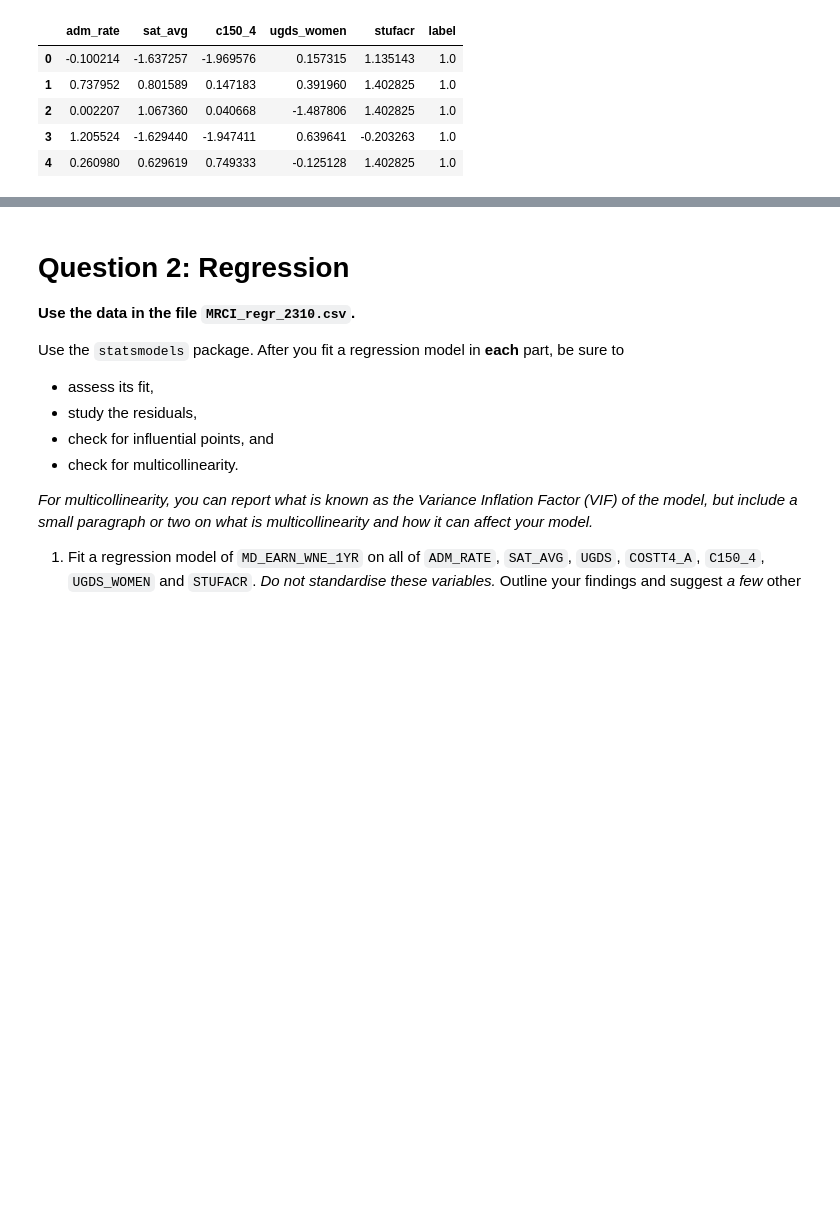
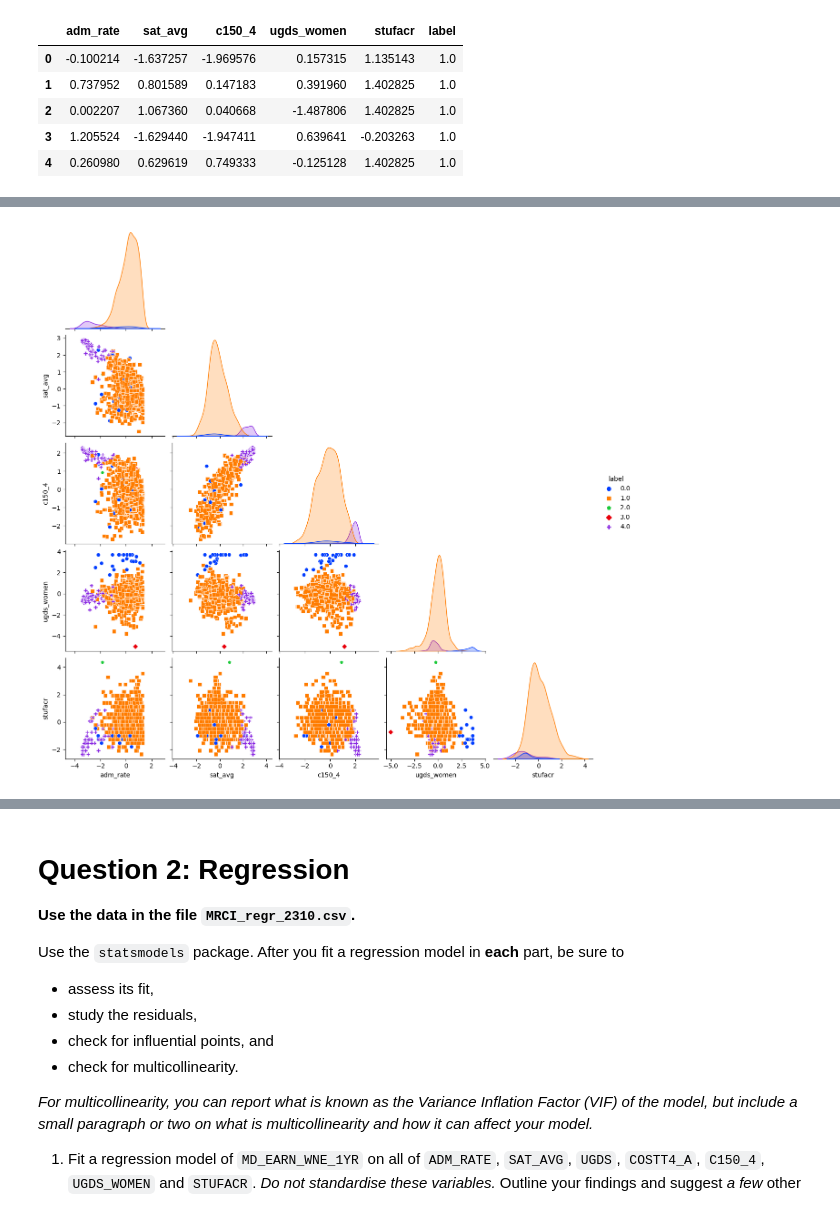
Before and after one commit to Luke-zm/Completed-Data-Courses-for-Masters, a Jupyter notebook: IND5003/take_home_exam/IND5003_THE_ZHONG_ZHIMING.ipynb, the cells around one changed output, grey strips where cells are left out. Saved outputs shown, nothing was run; the diff lists cells and outputs as text; code cells hidden in the pictures; blank space fills up the shorter version.

```diff
--- a/IND5003/take_home_exam/IND5003_THE_ZHONG_ZHIMING.ipynb
+++ b/IND5003/take_home_exam/IND5003_THE_ZHONG_ZHIMING.ipynb
@@ -666,0 +570,5 @@ sns.scatterplot(data=clus_df, x="SAT_AVG", y="ADM_RATE")
+# %%
+# Examine the different clusters using pairplot
+sns.pairplot(clus_eucli_res_df, hue='label', palette='bright', corner=True, markers=['o','s', 'p', 'D', 'P'], );
+# %% [output]
+[figure, added]
```
Also changed, not shown: parts of 84 cells of this notebook.
